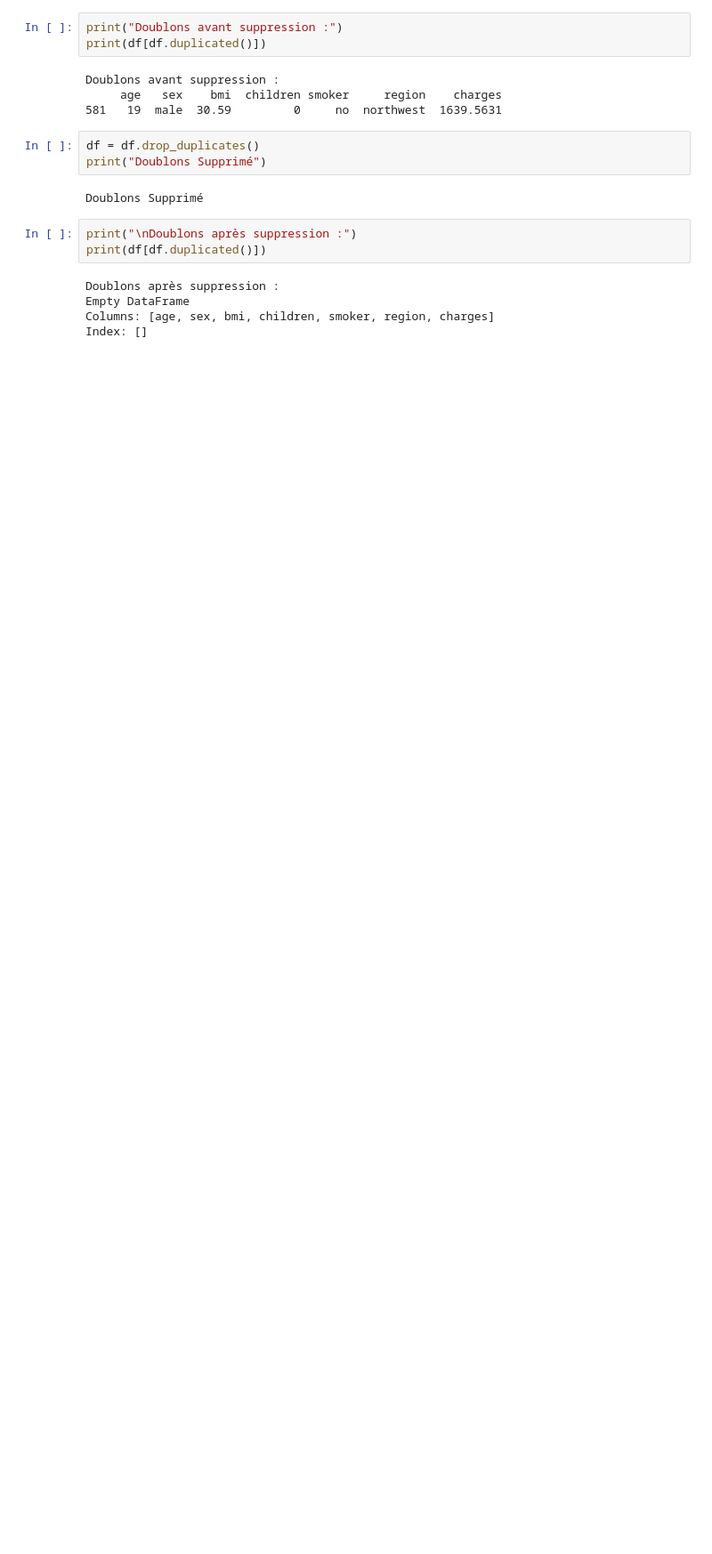
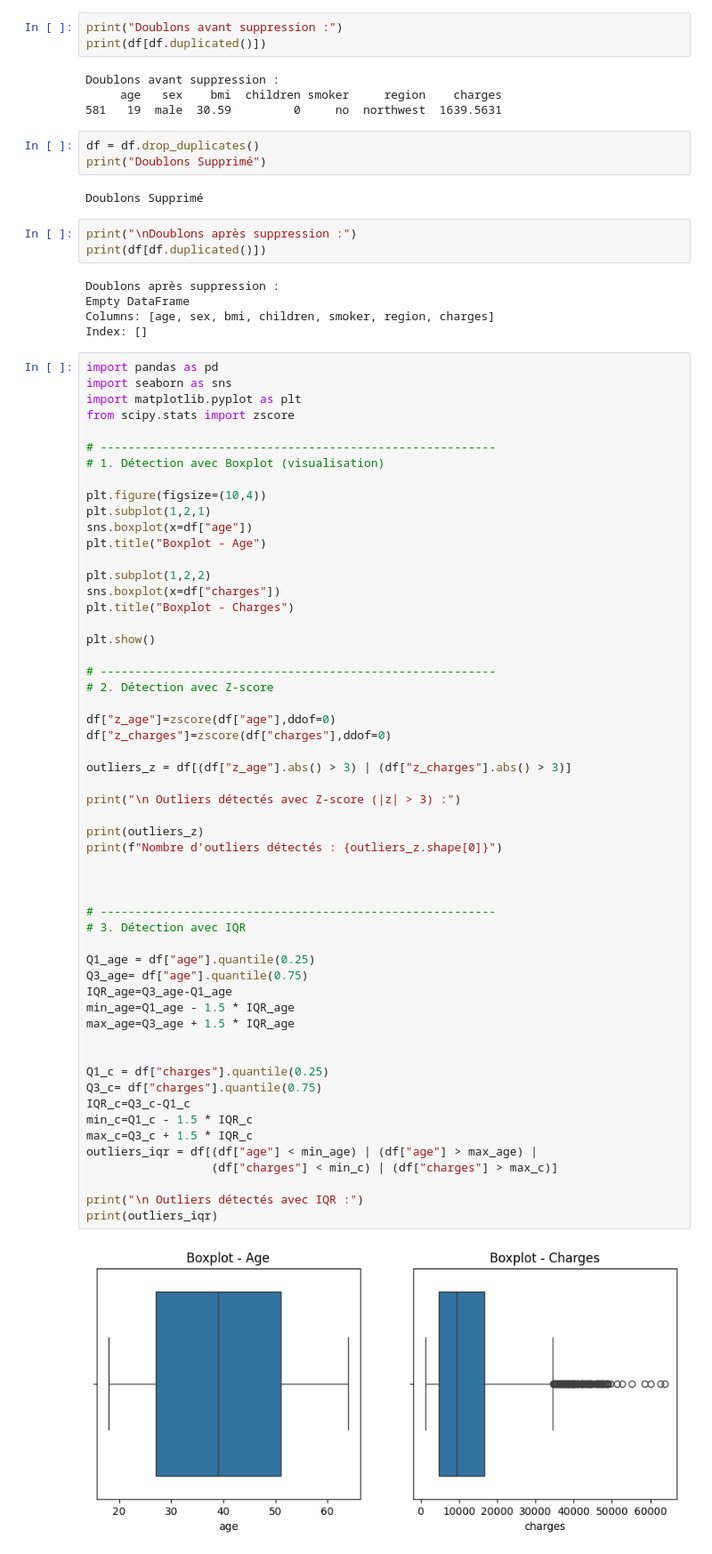
Before and after one commit to elabiad-malika2/Predicteur-de-Charges-d-Assurance-Maladie, a Jupyter notebook: notebooks/data_loader.ipynb, the cells around one changed output. Shown at 89% size. Drawn from its saved outputs; the diff is of its cells as text; blank space fills up the shorter version.

Commit message:
PDCAM-20 Detecter outliers avec iqr et z_score

```diff
--- a/notebooks/data_loader.ipynb
+++ b/notebooks/data_loader.ipynb
@@ -236,3 +236,60 @@ Doublons après suppression :
 Empty DataFrame
 Columns: [age, sex, bmi, children, smoker, region, charges]
 Index: []
+# %%
+import pandas as pd
+import seaborn as sns
+import matplotlib.pyplot as plt
+from scipy.stats import zscore
+
+# ---------------------------------------------------------
+# 1. Détection avec Boxplot (visualisation)
+
+plt.figure(figsize=(10,4))
+plt.subplot(1,2,1)
+sns.boxplot(x=df["age"])
+plt.title("Boxplot - Age")
+
+plt.subplot(1,2,2)
+sns.boxplot(x=df["charges"])
+plt.title("Boxplot - Charges")
+
+plt.show()
+
+# ---------------------------------------------------------
+# 2. Détection avec Z-score
+
+df["z_age"]=zscore(df["age"],ddof=0)
+df["z_charges"]=zscore(df["charges"],ddof=0)
+
+outliers_z = df[(df["z_age"].abs() > 3) | (df["z_charges"].abs() > 3)]
+
+print("\n Outliers détectés avec Z-score (|z| > 3) :")
+
+print(outliers_z)
+print(f"Nombre d'outliers détectés : {outliers_z.shape[0]}")
+
+
+
+# ---------------------------------------------------------
+# 3. Détection avec IQR
+
+Q1_age = df["age"].quantile(0.25)
+Q3_age= df["age"].quantile(0.75)
+IQR_age=Q3_age-Q1_age
+min_age=Q1_age - 1.5 * IQR_age
+max_age=Q3_age + 1.5 * IQR_age
+
+
+Q1_c = df["charges"].quantile(0.25)
+Q3_c= df["charges"].quantile(0.75)
+IQR_c=Q3_c-Q1_c
+min_c=Q1_c - 1.5 * IQR_c
+max_c=Q3_c + 1.5 * IQR_c
+outliers_iqr = df[(df["age"] < min_age) | (df["age"] > max_age) |
+                  (df["charges"] < min_c) | (df["charges"] > max_c)]
+
+print("\n Outliers détectés avec IQR :")
+print(outliers_iqr)
+# %% [output]
+[figure, added]
```
Also changed, not shown: parts of 2 cells of this notebook.
